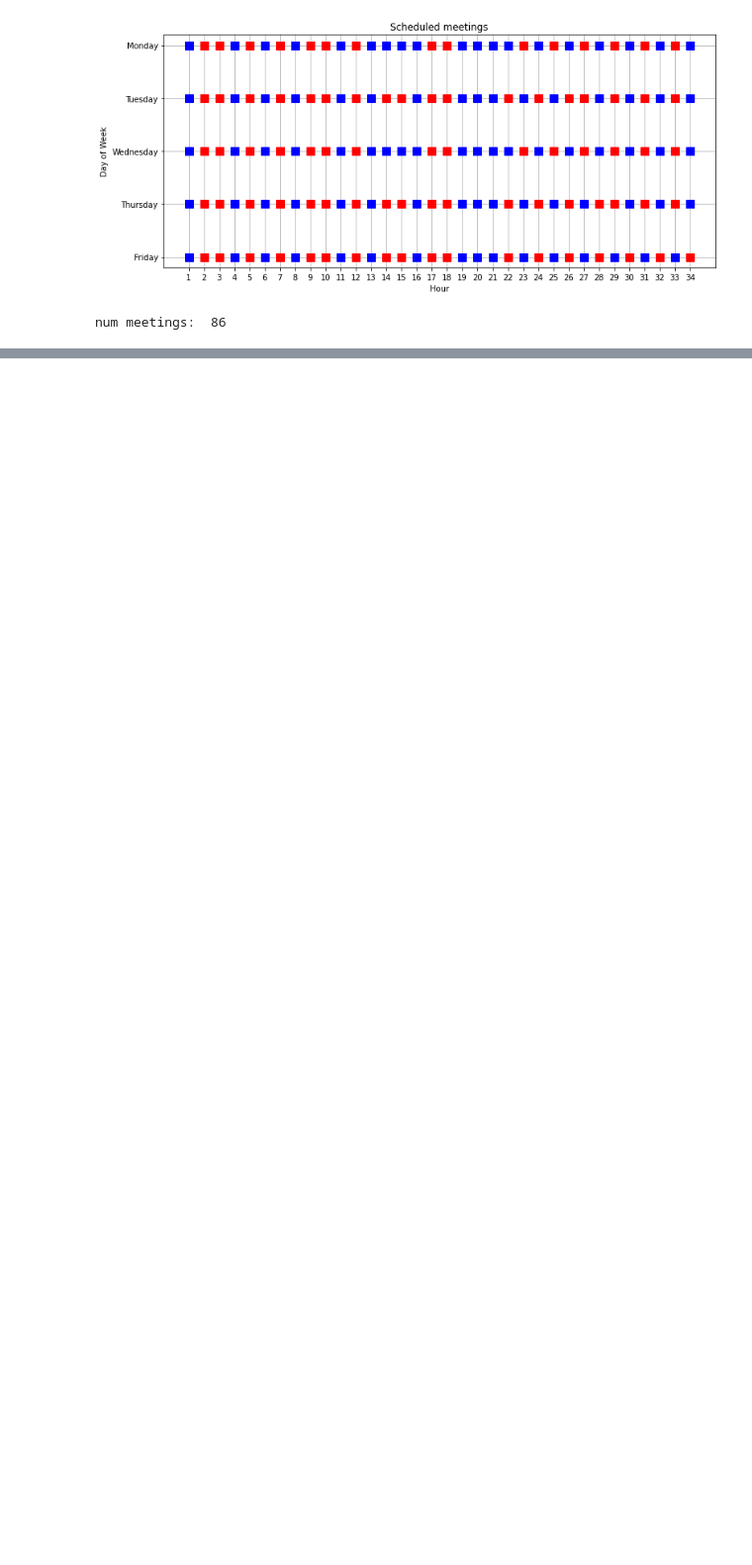
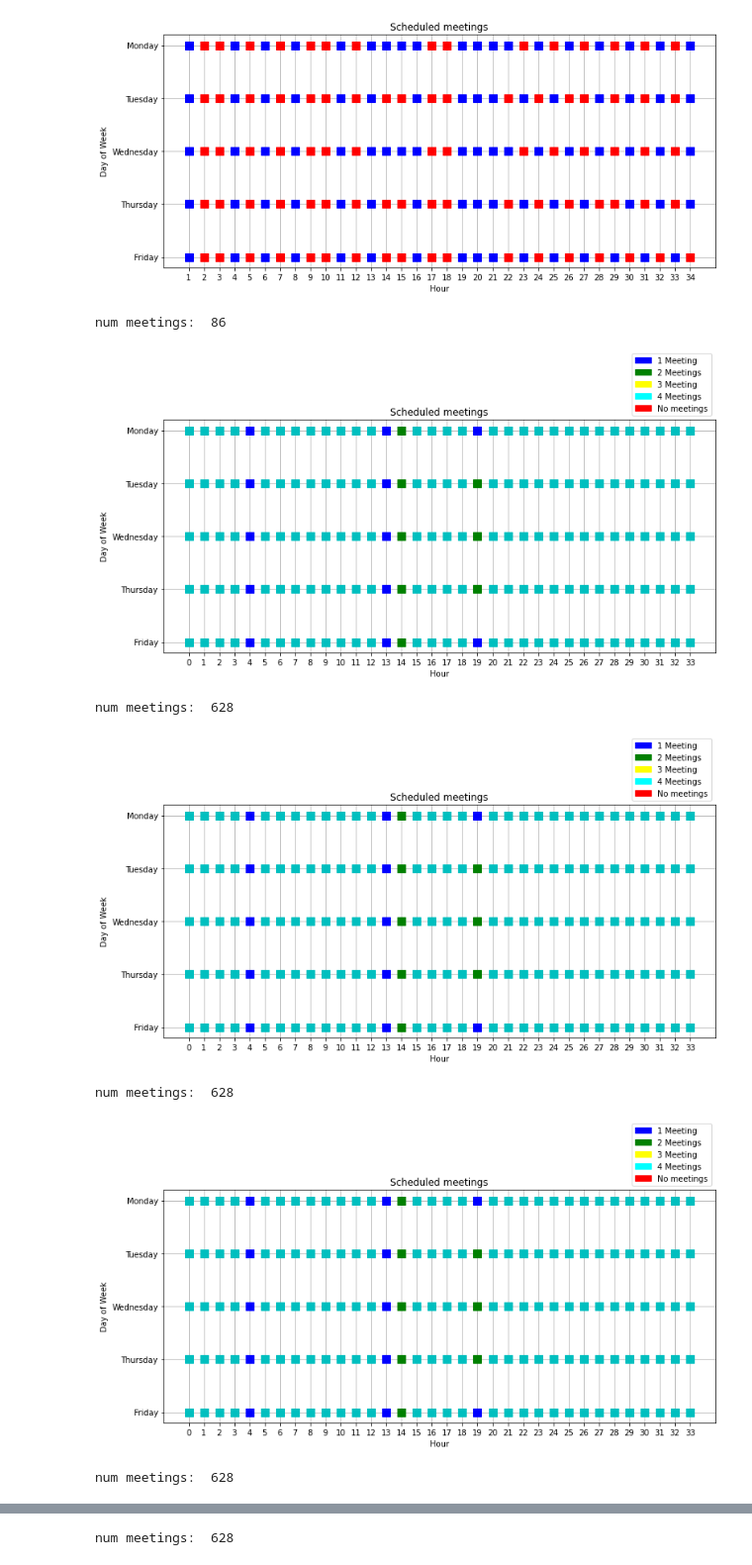
Before and after one commit to kevin51jiang/msci-435-project, a Jupyter notebook: solution_analysis.ipynb, the cells around one changed output, grey strips where cells are left out. Shown at 99% size. Cells and saved outputs as stored; diff of their text form; code cells hidden in the pictures; blank space fills up the shorter version.

```diff
--- a/solution_analysis.ipynb
+++ b/solution_analysis.ipynb
@@ -64,0 +127,23 @@ num meetings:  86
+# %%
+tabu_schedule_members = pd.read_csv('data/tabusearch/bestSolution.csv')
+tabu_schedule_chairs = pd.read_csv('data/tabusearch/bestSolutionChair.csv')
+
+#tabu_schedule_members = tabu_schedule_members.where(tabu_schedule_members['seed']!='seed').dropna()
+#tabu_schedule_members.apply(ast.literal_eval)
+
+tabu_schedule_chairs = tabu_schedule_chairs.where(tabu_schedule_chairs['seed']!='seed').dropna()
+tabu_schedule_chairs['day'] = tabu_schedule_chairs['day'].apply(ast.literal_eval)
+tabu_schedule_chairs['time'] = tabu_schedule_chairs['time'].apply(ast.literal_eval)
+
+seeds = tabu_schedule_chairs['seed'].unique()
+seeds = seeds[~pd.isnull(seeds)]
+# %%
+for seed in seeds:
+    plot_tabu_schedule_map(tabu_schedule_chairs[tabu_schedule_chairs['seed']==seed])
+# %% [output]
+[figure, added]
+num meetings:  628
+[figure, added]
+num meetings:  628
+[figure, added]
+num meetings:  628
@@ -64,0 +151 @@ num meetings:  86
+num meetings:  628
```
Also changed, not shown: parts of 11 cells of this notebook, 2 other files.
